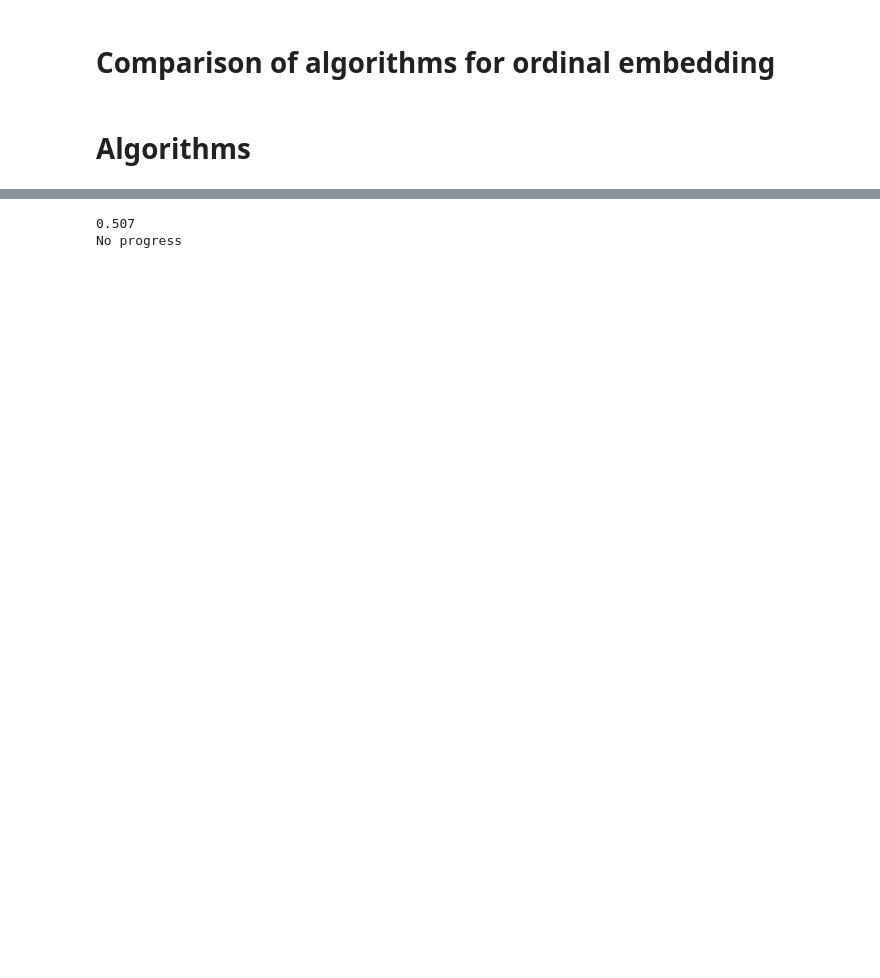
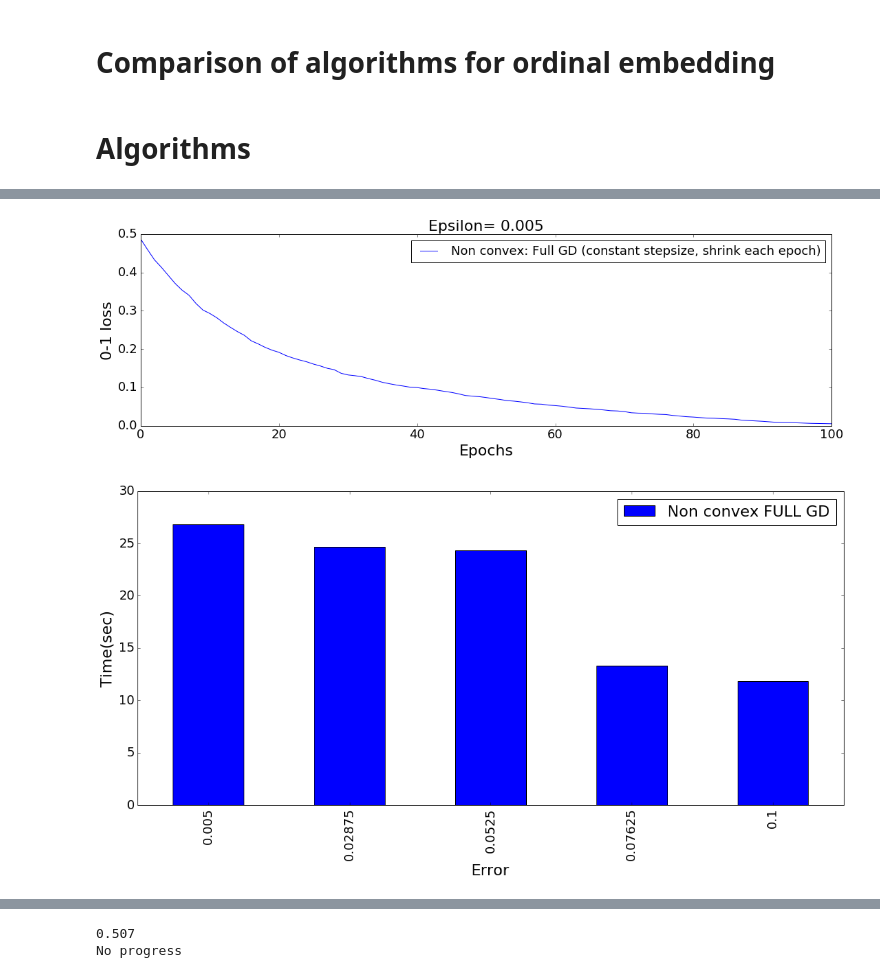
Before and after one commit to GeoCV/Triplets, a Jupyter notebook: mypackage/Metric Learning framework.ipynb, the cells around one changed output, grey strips where cells are left out. Drawn from its saved outputs; the diff is of its cells as text; code cells hidden in the pictures; blank space fills up the shorter version.

```diff
--- a/mypackage/Metric Learning framework.ipynb
+++ b/mypackage/Metric Learning framework.ipynb
@@ -91,3 +87,36 @@ Accuracy reached in 9 iterations
+# %%
+exp = 0
+df = pd.DataFrame([
+#         stats_convex[3]['emp'],
+                   stats_non_convex[exp]['emp'],
+#                    stats3['emp'],
+#                     list(np.array(stats4['emp'])[epoch_inds])
+                  ]).T
+df.columns = [
+#     'Proj Grad: Full GD (constant stepsize, shrink each epoch)',
+              'Non convex: Full GD (constant stepsize, shrink each epoch)',
+#               'Proj Grad: SGD (constant stepsize)',
+#               'Non Convex: SGD (constant stepsize, shrink each epoch)',
+             ]
+
+ax = df.plot(figsize=(18,5), fontsize=18)
+ax.set_ylabel('0-1 loss', fontsize=22)
+ax.set_xlabel('Epochs', fontsize=22)
+ax.set_title('Epsilon= {}'.format(epsilons[exp]), fontsize=22)
+ax.legend(fontsize=18);
+
+df = []
+for i in stats_non_convex:
+    df.append(sum(i['time_per_iter']))
+
+df = pd.DataFrame(df, columns=['Non convex FULL GD'], index=np.linspace(0.005, 0.1,5))
+ax = df.plot(figsize=(18,8), fontsize=18, kind='bar')
+ax.set_ylabel('Time(sec)', fontsize=22)
+ax.set_xlabel('Error', fontsize=22)
+ax.legend(fontsize=22, loc='upper right');
+# %% [output]
+[figure, added]
+[figure, added]
 # %%
 # X0 = np.random.random((n,d))
 # # X0 = X
```
Also changed, not shown: parts of 14 cells of this notebook, 1 other file.
